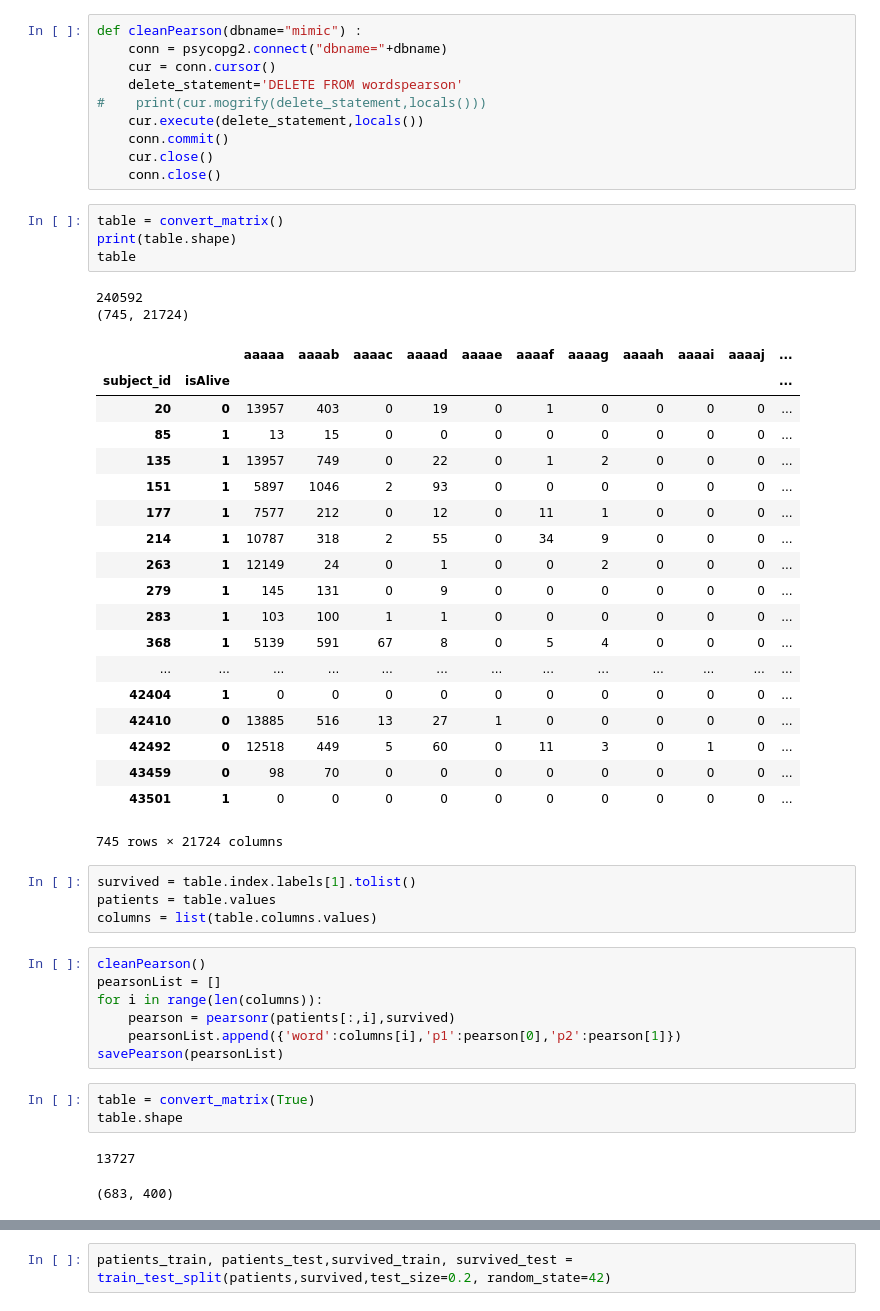
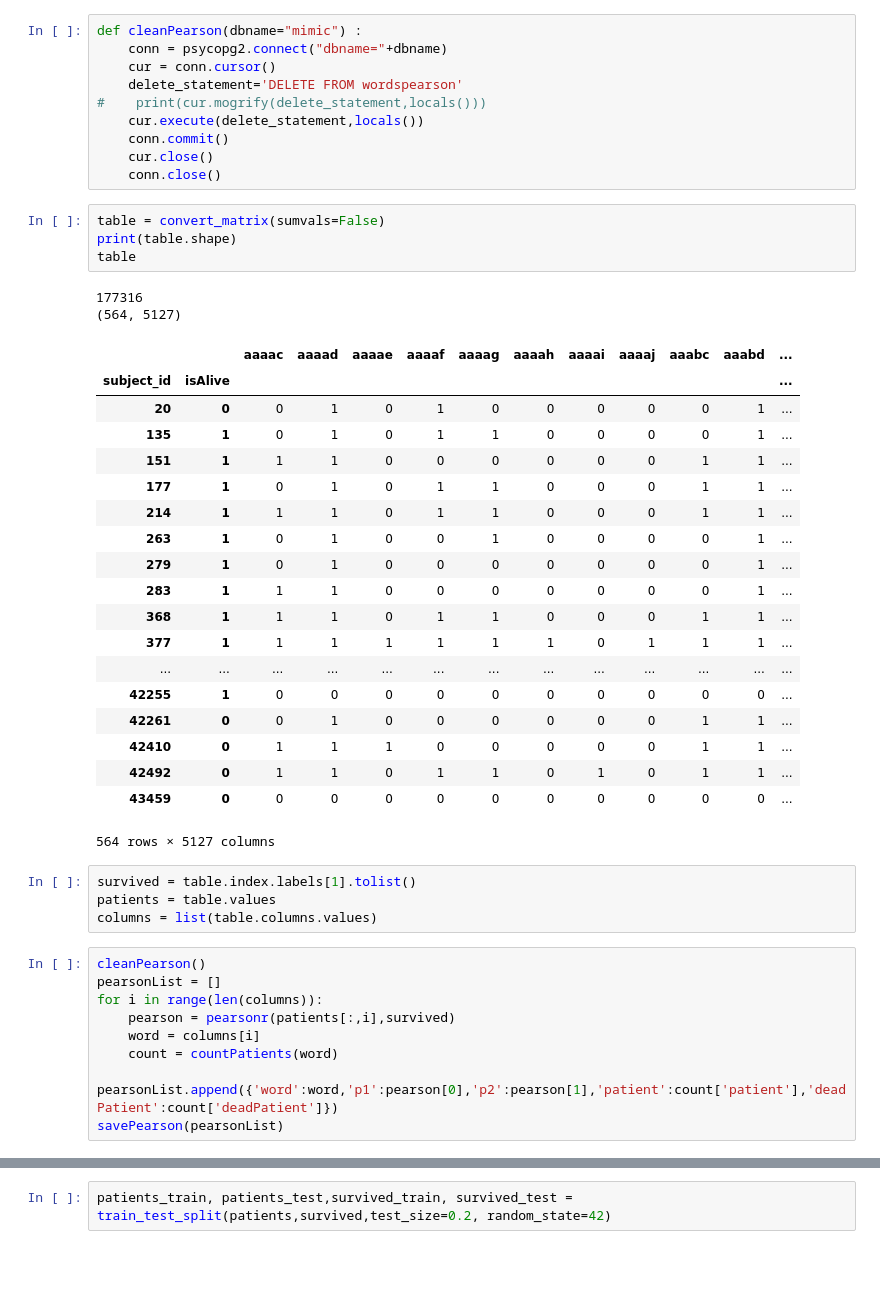
Before and after one commit to davidgutierrez/HeartRatePatterns, a Jupyter notebook: Jupyter/MimicII/0h1 PearsonTesting.ipynb, the cells around one changed output, grey strips where cells are left out. Saved outputs shown, nothing was run; the diff lists cells and outputs as text; blank space fills up the shorter version.

```diff
--- a/Jupyter/MimicII/0h1 PearsonTesting.ipynb
+++ b/Jupyter/MimicII/0h1 PearsonTesting.ipynb
@@ -53,31 +72,31 @@ def cleanPearson(dbname="mimic") :
     cur.close()
     conn.close()
 # %%
-table = convert_matrix()
+table = convert_matrix(sumvals=False)
 print(table.shape)
 table
 # %% [output]
-240592
-(745, 21724)
+177316
+(564, 5127)
-|  |  | aaaaa | aaaab | aaaac | aaaad | aaaae | aaaaf | aaaag | aaaah | aaaai | aaaaj | ... |
+|  |  | aaaac | aaaad | aaaae | aaaaf | aaaag | aaaah | aaaai | aaaaj | aaabc | aaabd | ... |
 | subject_id | isAlive |  |  |  |  |  |  |  |  |  |  | ... |
-| 20 | 0 | 13957 | 403 | 0 | 19 | 0 | 1 | 0 | 0 | 0 | 0 | ... |
-| 85 | 1 | 13 | 15 | 0 | 0 | 0 | 0 | 0 | 0 | 0 | 0 | ... |
-| 135 | 1 | 13957 | 749 | 0 | 22 | 0 | 1 | 2 | 0 | 0 | 0 | ... |
-| 151 | 1 | 5897 | 1046 | 2 | 93 | 0 | 0 | 0 | 0 | 0 | 0 | ... |
-| 177 | 1 | 7577 | 212 | 0 | 12 | 0 | 11 | 1 | 0 | 0 | 0 | ... |
-| 214 | 1 | 10787 | 318 | 2 | 55 | 0 | 34 | 9 | 0 | 0 | 0 | ... |
-| 263 | 1 | 12149 | 24 | 0 | 1 | 0 | 0 | 2 | 0 | 0 | 0 | ... |
-| 279 | 1 | 145 | 131 | 0 | 9 | 0 | 0 | 0 | 0 | 0 | 0 | ... |
-| 283 | 1 | 103 | 100 | 1 | 1 | 0 | 0 | 0 | 0 | 0 | 0 | ... |
-| 368 | 1 | 5139 | 591 | 67 | 8 | 0 | 5 | 4 | 0 | 0 | 0 | ... |
+| 20 | 0 | 0 | 1 | 0 | 1 | 0 | 0 | 0 | 0 | 0 | 1 | ... |
+| 135 | 1 | 0 | 1 | 0 | 1 | 1 | 0 | 0 | 0 | 0 | 1 | ... |
+| 151 | 1 | 1 | 1 | 0 | 0 | 0 | 0 | 0 | 0 | 1 | 1 | ... |
+| 177 | 1 | 0 | 1 | 0 | 1 | 1 | 0 | 0 | 0 | 1 | 1 | ... |
+| 214 | 1 | 1 | 1 | 0 | 1 | 1 | 0 | 0 | 0 | 1 | 1 | ... |
+| 263 | 1 | 0 | 1 | 0 | 0 | 1 | 0 | 0 | 0 | 0 | 1 | ... |
+| 279 | 1 | 0 | 1 | 0 | 0 | 0 | 0 | 0 | 0 | 0 | 1 | ... |
+| 283 | 1 | 1 | 1 | 0 | 0 | 0 | 0 | 0 | 0 | 0 | 1 | ... |
+| 368 | 1 | 1 | 1 | 0 | 1 | 1 | 0 | 0 | 0 | 1 | 1 | ... |
+| 377 | 1 | 1 | 1 | 1 | 1 | 1 | 1 | 0 | 1 | 1 | 1 | ... |
 | ... | ... | ... | ... | ... | ... | ... | ... | ... | ... | ... | ... | ... |
-| 42404 | 1 | 0 | 0 | 0 | 0 | 0 | 0 | 0 | 0 | 0 | 0 | ... |
-| 42410 | 0 | 13885 | 516 | 13 | 27 | 1 | 0 | 0 | 0 | 0 | 0 | ... |
-| 42492 | 0 | 12518 | 449 | 5 | 60 | 0 | 11 | 3 | 0 | 1 | 0 | ... |
-| 43459 | 0 | 98 | 70 | 0 | 0 | 0 | 0 | 0 | 0 | 0 | 0 | ... |
-| 43501 | 1 | 0 | 0 | 0 | 0 | 0 | 0 | 0 | 0 | 0 | 0 | ... |
+| 42255 | 1 | 0 | 0 | 0 | 0 | 0 | 0 | 0 | 0 | 0 | 0 | ... |
+| 42261 | 0 | 0 | 1 | 0 | 0 | 0 | 0 | 0 | 0 | 1 | 1 | ... |
+| 42410 | 0 | 1 | 1 | 1 | 0 | 0 | 0 | 0 | 0 | 1 | 1 | ... |
+| 42492 | 0 | 1 | 1 | 0 | 1 | 1 | 0 | 1 | 0 | 1 | 1 | ... |
+| 43459 | 0 | 0 | 0 | 0 | 0 | 0 | 0 | 0 | 0 | 0 | 0 | ... |
-745 rows × 21724 columns
+564 rows × 5127 columns
 # %%
 survived = table.index.labels[1].tolist()
 patients = table.values
@@ -87,11 +106,7 @@ cleanPearson()
 pearsonList = []
 for i in range(len(columns)):
     pearson = pearsonr(patients[:,i],survived)
-    pearsonList.append({'word':columns[i],'p1':pearson[0],'p2':pearson[1]})
+    word = columns[i]
+    count = countPatients(word)
+    pearsonList.append({'word':word,'p1':pearson[0],'p2':pearson[1],'patient':count['patient'],'deadPatient':count['deadPatient']})
 savePearson(pearsonList)
-# %%
-table = convert_matrix(True)
-table.shape
-# %% [output]
-13727
-(683, 400)
```
Also changed, not shown: parts of 10 cells of this notebook.
